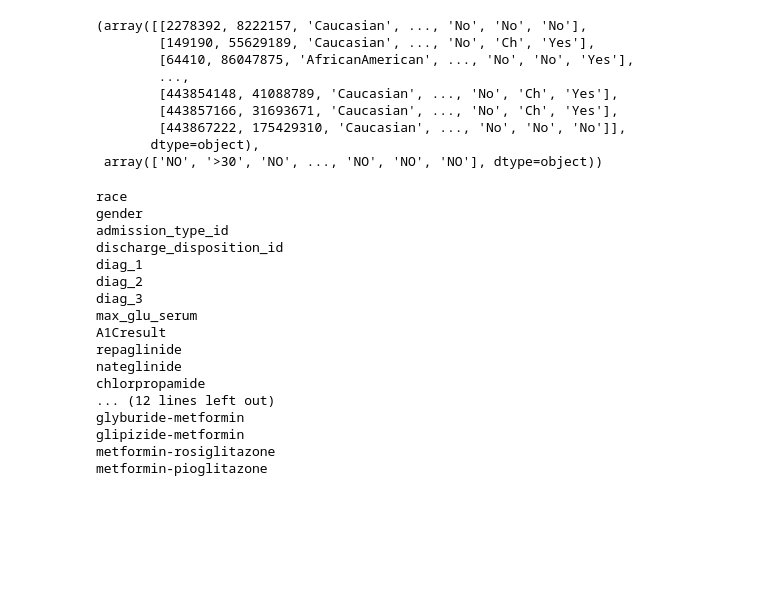
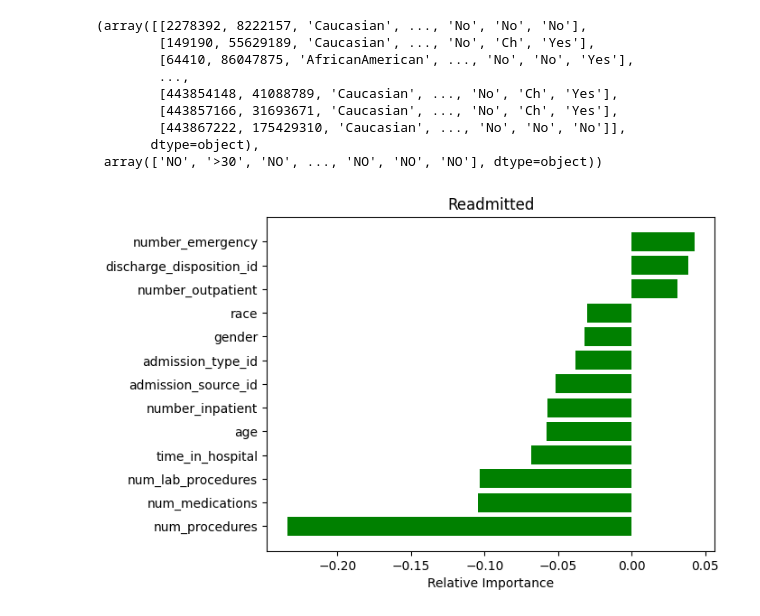
Before and after one commit to bianyiguyuan/diabetic_data_model, a Jupyter notebook: model_train.ipynb, the cells around one changed output. Saved outputs shown, nothing was run; the diff lists cells and outputs as text; code cells hidden in the pictures; blank space fills up the shorter version.

Commit message:
Code merge and relative importance graph

```diff
--- a/model_train.ipynb
+++ b/model_train.ipynb
@@ -162,43 +162,27 @@ predictor,response
        dtype=object),
  array(['NO', '>30', 'NO', ..., 'NO', 'NO', 'NO'], dtype=object))
 # %%
-# Stone test code
+# Relative importance
 processed_data = pd.read_csv('test_csv.csv')
 importances = processed_data.drop('readmitted', axis=1).apply(lambda x: x.corr(processed_data.readmitted))
-indices = np.argsort(importances)
 
 names=[]
 for col in processed_data.columns:
     names.append(col)
 names.remove("readmitted")
 
-for i in range(0, len(indices)):
+indexes_to_drop = []
+for i in range(0, len(importances)):
     if np.abs(importances[i]) <= FEATURE_FILTER_BOUNDARY:
-        print(names[i])
+        indexes_to_drop.append(i)
+importances = importances.drop(importances.index[indexes_to_drop])
 
+indices = np.argsort(importances)
 
-#         importances = importances.drop(names[i])
-# print(importances)
-# plt.title('Readmitted')
-# plt.barh(range(len(indices)), importances[indices], color='g', align='center')
-# plt.yticks(range(len(indices)), [cols_to_display[i] for i in indices])
-# plt.xlabel('Relative Importance')
-# plt.show()
+plt.title('Readmitted')
+plt.barh(range(len(indices)), importances[indices], color='g', align='center')
+plt.yticks(range(len(indices)), [names[i] for i in indices])
+plt.xlabel('Relative Importance')
+plt.show()
 # %% [output]
-race
-gender
-admission_type_id
-discharge_disposition_id
-diag_1
-diag_2
-diag_3
-max_glu_serum
-A1Cresult
-repaglinide
-nateglinide
-chlorpropamide
-... (12 lines left out)
-glyburide-metformin
-glipizide-metformin
-metformin-rosiglitazone
-metformin-pioglitazone
+[figure, added]
```
Also changed, not shown: parts of 4 cells of this notebook, 2 other files.
